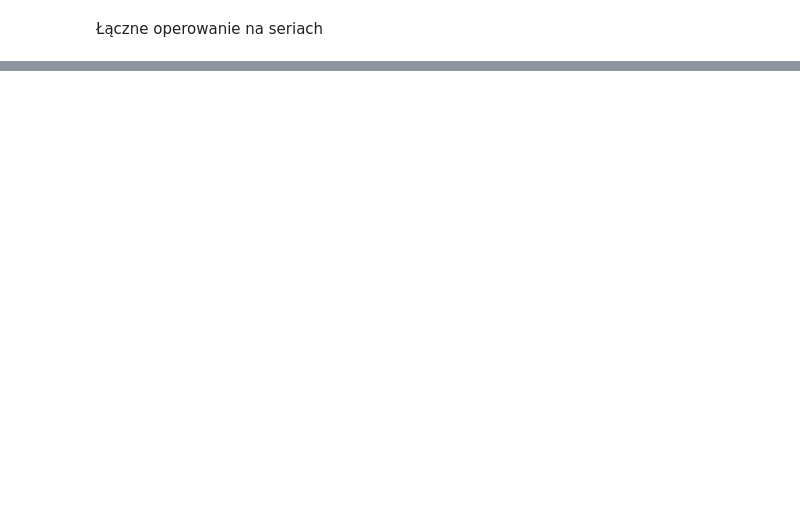
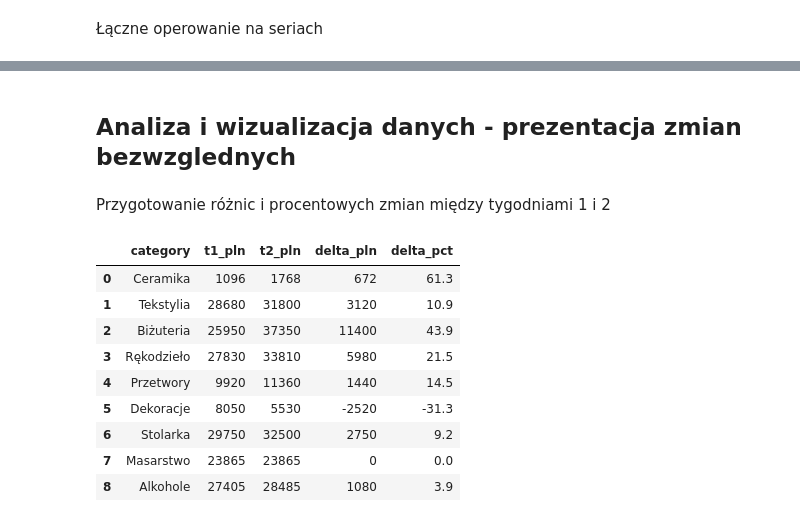
Before and after one commit to bielaczek/DataVizualization, a Jupyter notebook: 01-bar.ipynb, the cells around one changed output, grey strips where cells are left out. Cells and saved outputs as stored; diff of their text form; code cells hidden in the pictures; blank space fills up the shorter version.

```diff
--- a/01-bar.ipynb
+++ b/01-bar.ipynb
@@ -361,0 +363,38 @@ plt.show()
+# %% [markdown]
+## Analiza i wizualizacja danych - prezentacja zmian bezwzglednych
+# %% [markdown]
+Przygotowanie różnic i procentowych zmian między tygodniami 1 i 2
+# %%
+order = CATEGORIES
+t1_revenue_total = t1.set_index("category").loc[order]["revenue_pln"]
+t2_revenue_total = t2.set_index("category").loc[order]["revenue_pln"]
+
+base = t1_revenue_total
+delta = t2_revenue_total - t1_revenue_total
+
+pct = np.divide(
+    delta,
+    base,
+    out=np.full_like(base, np.nan, dtype=float),
+    where=base != 0
+    ) * 100
+
+t_delta = pd.DataFrame({
+    "category": order,
+    "t1_pln": t1_revenue_total.astype(int),
+    "t2_pln": t2_revenue_total.astype(int),
+    "delta_pln": delta.astype(int),
+    "delta_pct": np.round(pct, 1)
+}).reset_index(drop=True)
+display(t_delta)
+# %% [output]
+|  | category | t1_pln | t2_pln | delta_pln | delta_pct |
+| 0 | Ceramika | 1096 | 1768 | 672 | 61.3 |
+| 1 | Tekstylia | 28680 | 31800 | 3120 | 10.9 |
+| 2 | Biżuteria | 25950 | 37350 | 11400 | 43.9 |
+| 3 | Rękodzieło | 27830 | 33810 | 5980 | 21.5 |
+| 4 | Przetwory | 9920 | 11360 | 1440 | 14.5 |
+| 5 | Dekoracje | 8050 | 5530 | -2520 | -31.3 |
+| 6 | Stolarka | 29750 | 32500 | 2750 | 9.2 |
+| 7 | Masarstwo | 23865 | 23865 | 0 | 0.0 |
+| 8 | Alkohole | 27405 | 28485 | 1080 | 3.9 |
```
Also changed, not shown: parts of 21 cells of this notebook.
